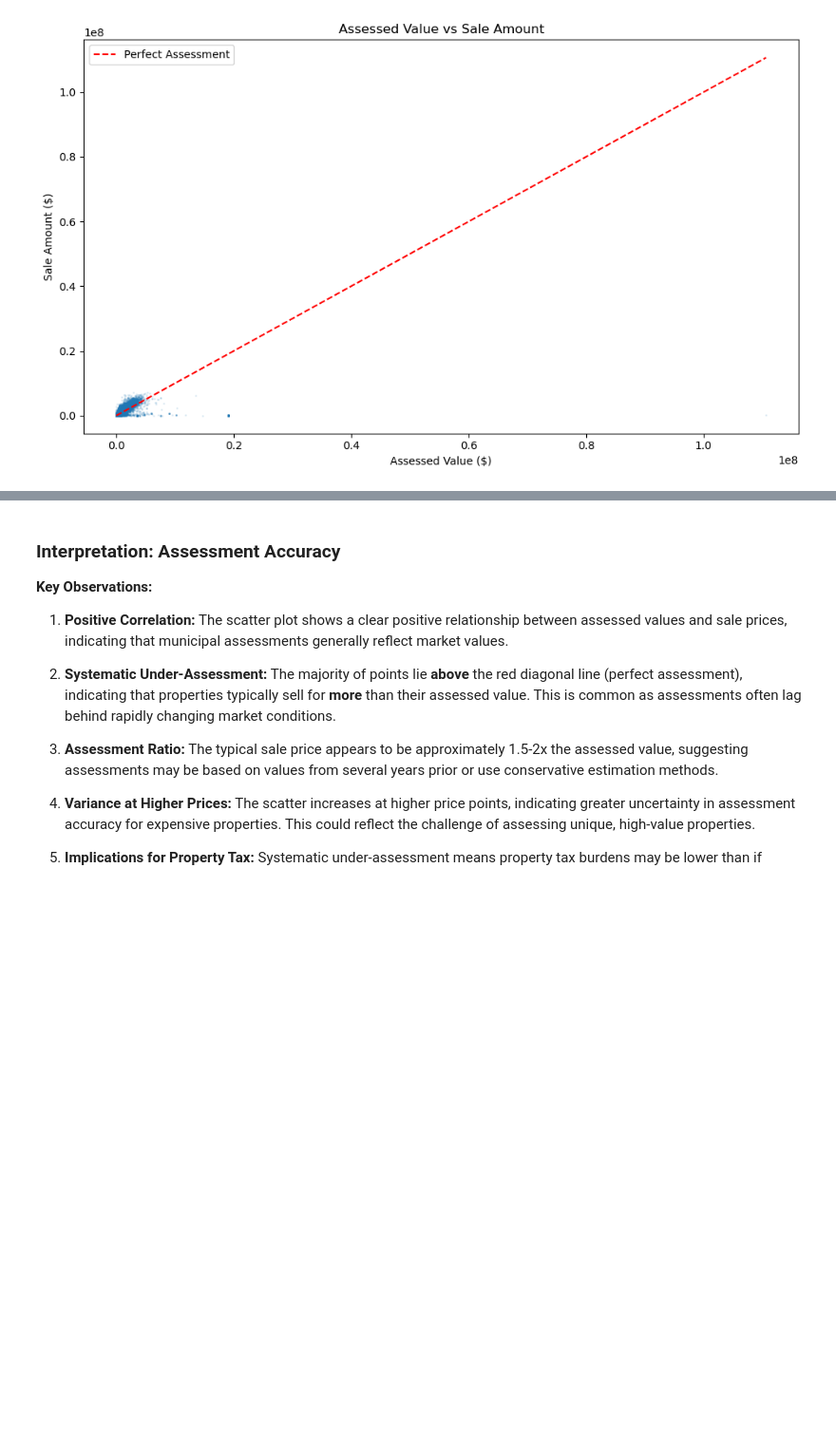
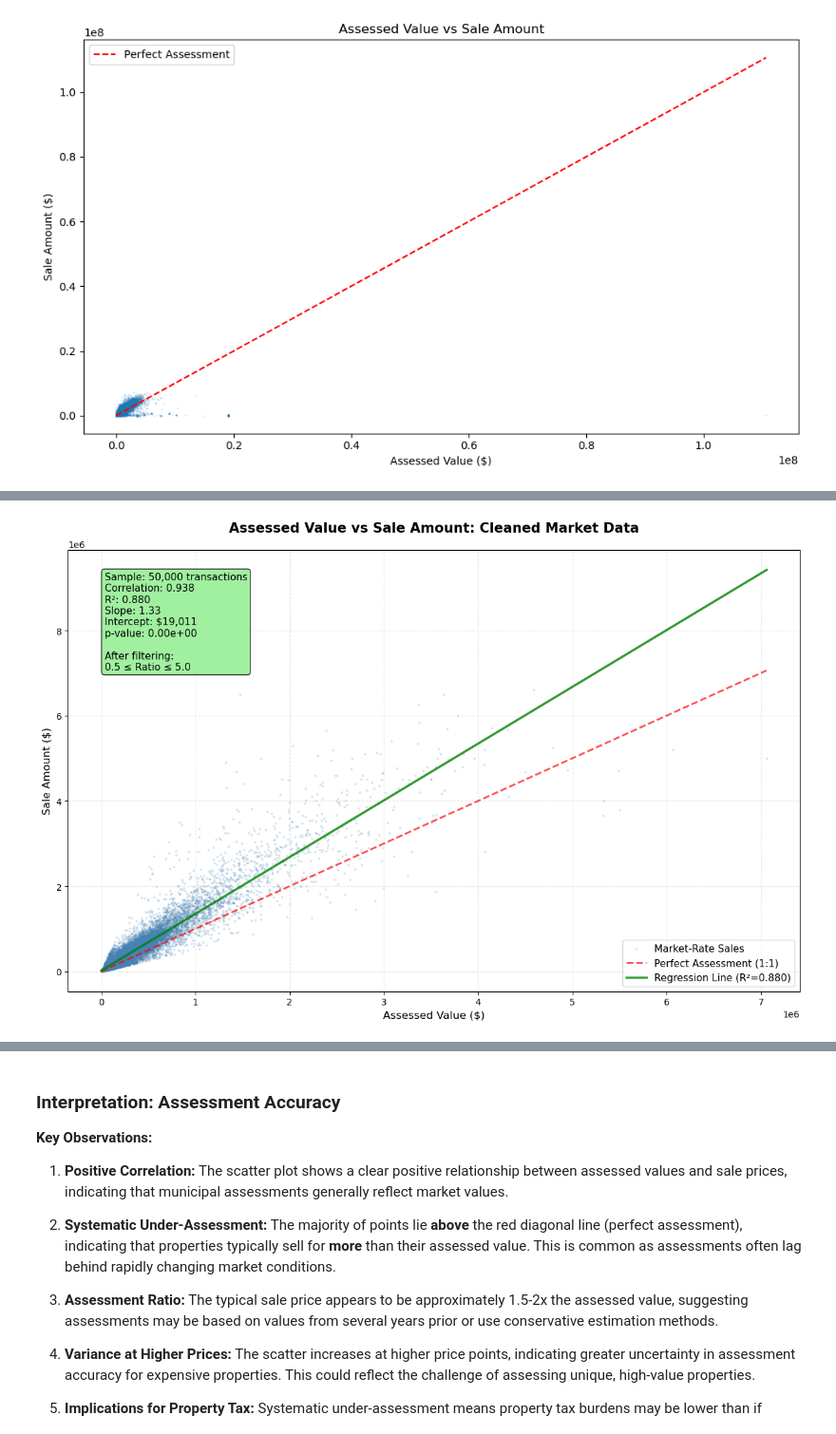
Before and after one commit to shotarooya/Udacity-Capstone1, a Jupyter notebook: data_workflow.ipynb, the cells around one changed output, grey strips where cells are left out. Shown at 95% size. Cells and saved outputs as stored; diff of their text form; code cells hidden in the pictures; blank space fills up the shorter version.

```diff
--- a/data_workflow.ipynb
+++ b/data_workflow.ipynb
@@ -848,0 +1386,67 @@ plt.show()
+# %%
+# ============================================================
+# IMPROVED SCATTER PLOT: With Regression Statistics
+# ============================================================
+
+from scipy import stats
+import numpy as np
+
+# Sample for performance
+sample_size = 50000
+df_sample = df_sf_clean.sample(n=min(sample_size, len(df_sf_clean)), random_state=42)
+
+# Calculate regression statistics
+slope, intercept, r_value, p_value, std_err = stats.linregress(
+    df_sample['Assessed Value'],
+    df_sample['Sale Amount']
+)
+
+# Create visualization
+fig, ax = plt.subplots(figsize=(12, 8))
+
+# Scatter plot
+ax.scatter(df_sample['Assessed Value'], df_sample['Sale Amount'],
+           alpha=0.15, s=3, color='steelblue', label='Market-Rate Sales')
+
+# Perfect Assessment line (1:1)
+max_val = df_sample[['Assessed Value', 'Sale Amount']].max().max()
+ax.plot([0, max_val], [0, max_val],
+        'r--', linewidth=2, label='Perfect Assessment (1:1)', alpha=0.7)
+
+# Regression line
+x_fit = np.linspace(df_sample['Assessed Value'].min(),
+                    df_sample['Assessed Value'].max(), 100)
+y_fit = slope * x_fit + intercept
+ax.plot(x_fit, y_fit, 'g-', linewidth=2.5,
+        label=f'Regression Line (R²={r_value**2:.3f})', alpha=0.8)
+
+# Labels and title
+ax.set_title('Assessed Value vs Sale Amount: Cleaned Market Data',
+             fontsize=15, fontweight='bold', pad=20)
+ax.set_xlabel('Assessed Value ($)', fontsize=12)
+ax.set_ylabel('Sale Amount ($)', fontsize=12)
+
+# Grid
+ax.grid(True, alpha=0.3, linestyle='--')
+
+# Statistics text box
+stats_text = f'Sample: {sample_size:,} transactions\n' \
+             f'Correlation: {r_value:.3f}\n' \
+             f'R²: {r_value**2:.3f}\n' \
+             f'Slope: {slope:.2f}\n' \
+             f'Intercept: ${intercept:,.0f}\n' \
+             f'p-value: {p_value:.2e}\n\n' \
+             f'After filtering:\n' \
+             f'0.5 ≤ Ratio ≤ 5.0'
+
+ax.text(0.05, 0.95, stats_text, transform=ax.transAxes,
+        fontsize=11, verticalalignment='top',
+        bbox=dict(boxstyle='round', facecolor='lightgreen', alpha=0.85))
+
+# Legend
+ax.legend(loc='lower right', fontsize=11)
+
+plt.tight_layout()
+plt.show()
+# %% [output]
+[figure, added]
```
Also changed, not shown: parts of 23 cells of this notebook, 1 other file.
